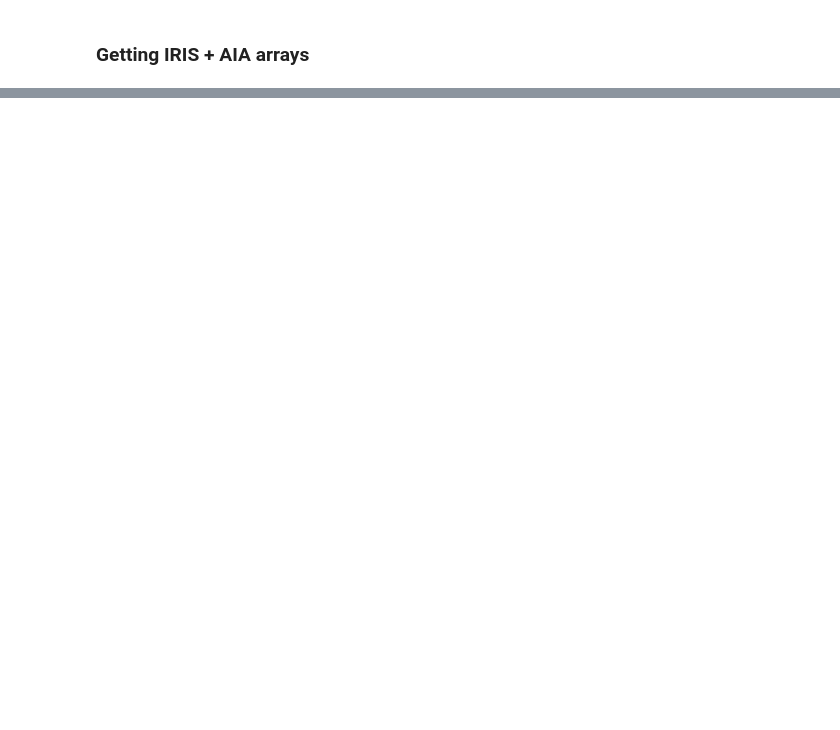
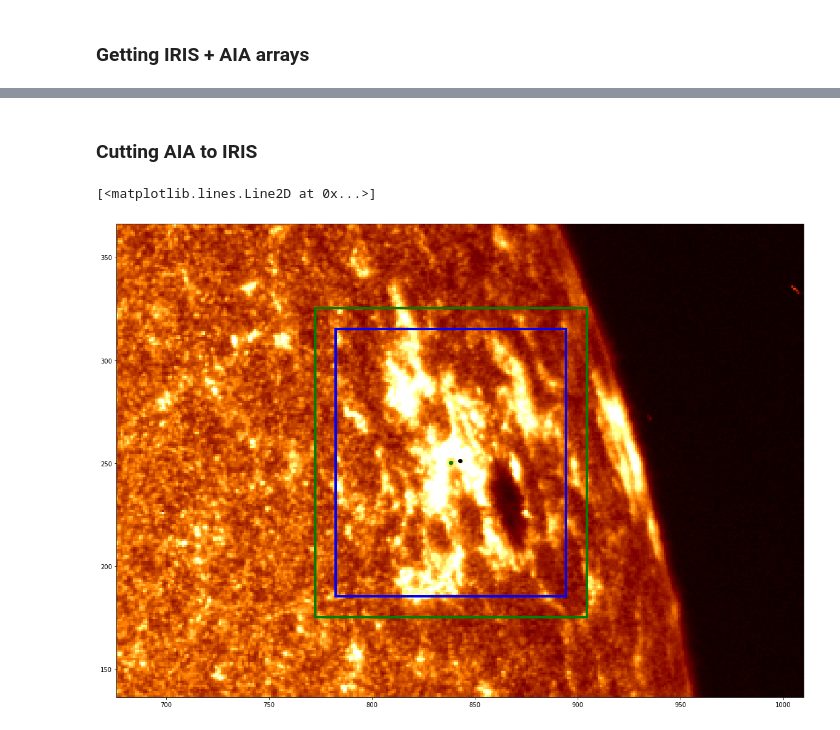
Before and after one commit to Neontus/mg2hk, a Jupyter notebook: coordinate.ipynb, the cells around one changed output, grey strips where cells are left out. Drawn from its saved outputs; the diff is of its cells as text; code cells hidden in the pictures; blank space fills up the shorter version.

```diff
--- a/coordinate.ipynb
+++ b/coordinate.ipynb
@@ -42,0 +111,9 @@ labels_nist : <class 'numpy.ndarray'>
+# %%
+haia, waia = new_aia.shape
+#print(waia, haia)
+extent_aia = [xcen_aia[aia_middle_step]-waia/2,xcen_aia[aia_middle_step]+waia/2,ycen_aia[aia_middle_step]-haia/2,ycen_aia[aia_middle_step]+haia/2]
+#print(extent_aia)
+
+fig, ax = plt.subplots(figsize=[10,8])
+ax.imshow(new_aia, cmap='afmhot', extent=extent_aia, origin="lower")
+plt.plot(xcen_aia[aia_middle_step], ycen_aia[aia_middle_step], marker="o", color="blue")
@@ -60,0 +194,17 @@ XTENSION= 'IMAGE   '           / IMAGE extension
+# %% [markdown]
+### Cutting AIA to IRIS
+# %%
+fig, ax = plt.subplots(figsize=[20,15])
+ax.imshow(new_aia, cmap='afmhot', extent=extent_aia, origin="lower",vmax=130)
+plt.plot(xcen_aia[aia_middle_step], ycen_aia[aia_middle_step], marker="o", color="black")
+
+rect = patches.Rectangle((extent_iris[0], extent_iris[3]), extent_iris[1]-extent_iris[0], extent_iris[2]-extent_iris[3], linewidth=4, edgecolor='b', facecolor='none')
+ax.add_patch(rect)
+
+paddingr = patches.Rectangle((extent_iris[0]-10, extent_iris[3]+10), wiris+20, -hiris-20, linewidth=4, edgecolor='g', facecolor='none')
+ax.add_patch(paddingr)
+
+plt.plot(xcen_iris, ycen_iris, marker="o", color="green")
+# %% [output]
+[<matplotlib.lines.Line2D at 0x...>]
+[figure, added]
```
Also changed, not shown: parts of 31 cells of this notebook, 3 other files.
